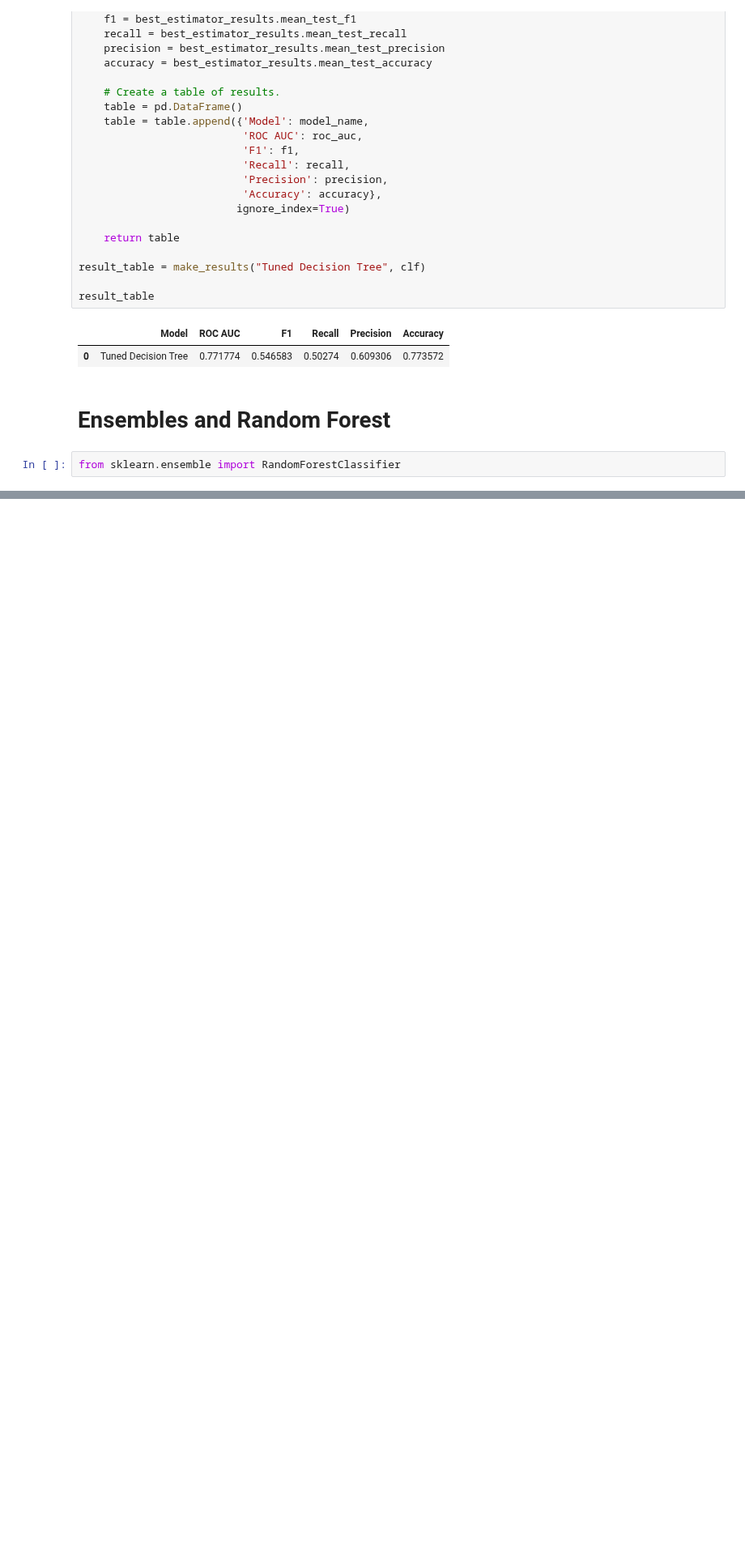
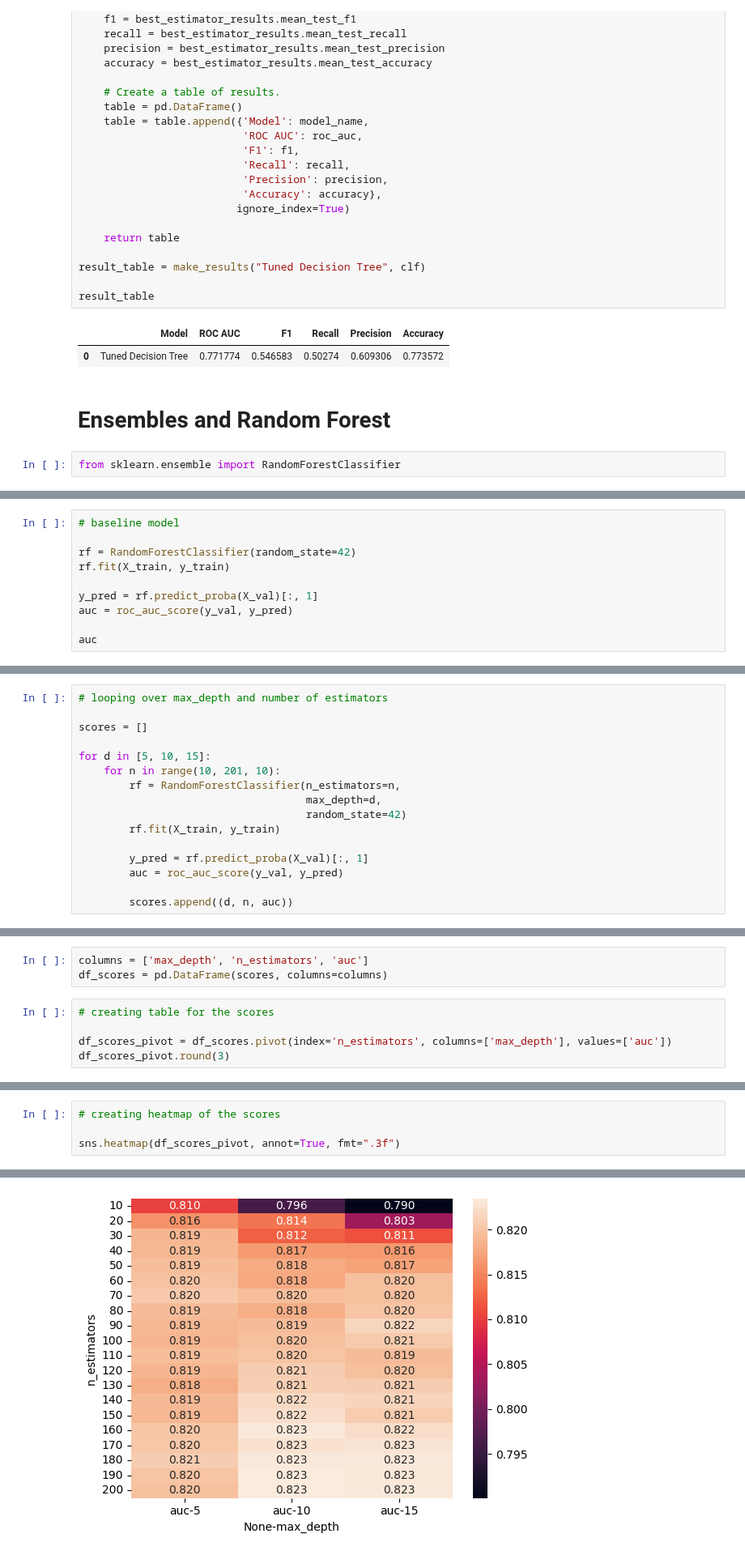
Before and after one commit to a-kravets/Data-Analytics-Projects, a Jupyter notebook: Credit Risk Scoring/credit_risk_scoring.ipynb, the cells around one changed output, grey strips where cells are left out. Shown at 81% size. Saved outputs shown, nothing was run; the diff lists cells and outputs as text; blank space fills up the shorter version.

Commit message:
updating random forest

```diff
--- a/Credit Risk Scoring/credit_risk_scoring.ipynb
+++ b/Credit Risk Scoring/credit_risk_scoring.ipynb
@@ -611,0 +546,10 @@ plt.plot(df_scores.n_estimators, df_scores.auc)
+# %%
+# baseline model
+
+rf = RandomForestClassifier(random_state=42)
+rf.fit(X_train, y_train)
+
+y_pred = rf.predict_proba(X_val)[:, 1]
+auc = roc_auc_score(y_val, y_pred)
+
+auc
@@ -611,0 +628,16 @@ plt.plot(df_scores.n_estimators, df_scores.auc)
+# %%
+# looping over max_depth and number of estimators
+
+scores = []
+
+for d in [5, 10, 15]:
+    for n in range(10, 201, 10):
+        rf = RandomForestClassifier(n_estimators=n,
+                                    max_depth=d,
+                                    random_state=42)
+        rf.fit(X_train, y_train)
+
+        y_pred = rf.predict_proba(X_val)[:, 1]
+        auc = roc_auc_score(y_val, y_pred)
+
+        scores.append((d, n, auc))
@@ -611,0 +664,8 @@ plt.plot(df_scores.n_estimators, df_scores.auc)
+# %%
+columns = ['max_depth', 'n_estimators', 'auc']
+df_scores = pd.DataFrame(scores, columns=columns)
+# %%
+# creating table for the scores
+
+df_scores_pivot = df_scores.pivot(index='n_estimators', columns=['max_depth'], values=['auc'])
+df_scores_pivot.round(3)
@@ -611,0 +692,5 @@ plt.plot(df_scores.n_estimators, df_scores.auc)
+# %%
+# creating heatmap of the scores
+
+sns.heatmap(df_scores_pivot, annot=True, fmt=".3f")
+# %% [output]
@@ -611,0 +698 @@ plt.plot(df_scores.n_estimators, df_scores.auc)
+[figure, added]
```
Also changed, not shown: parts of 22 cells of this notebook.
